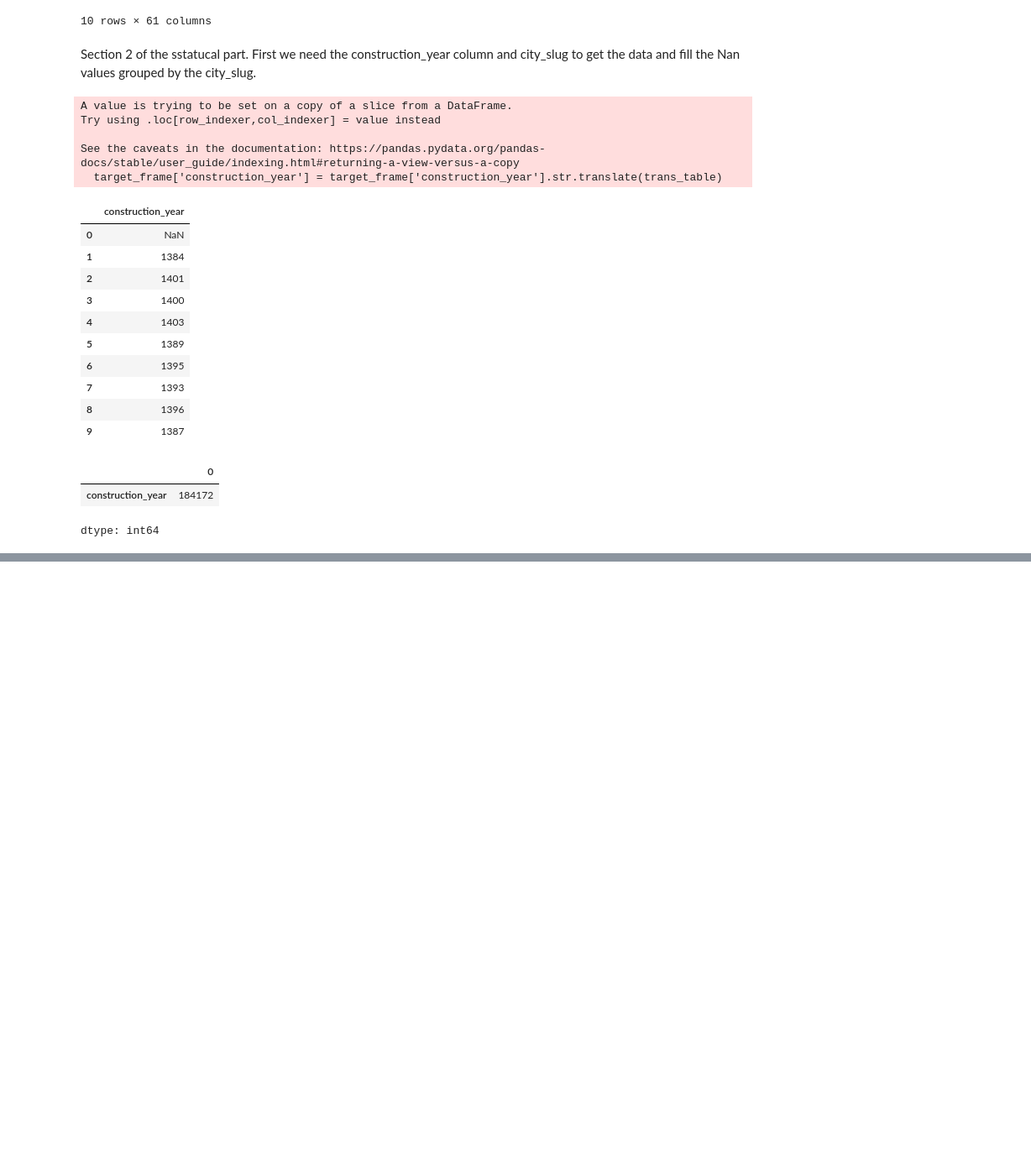
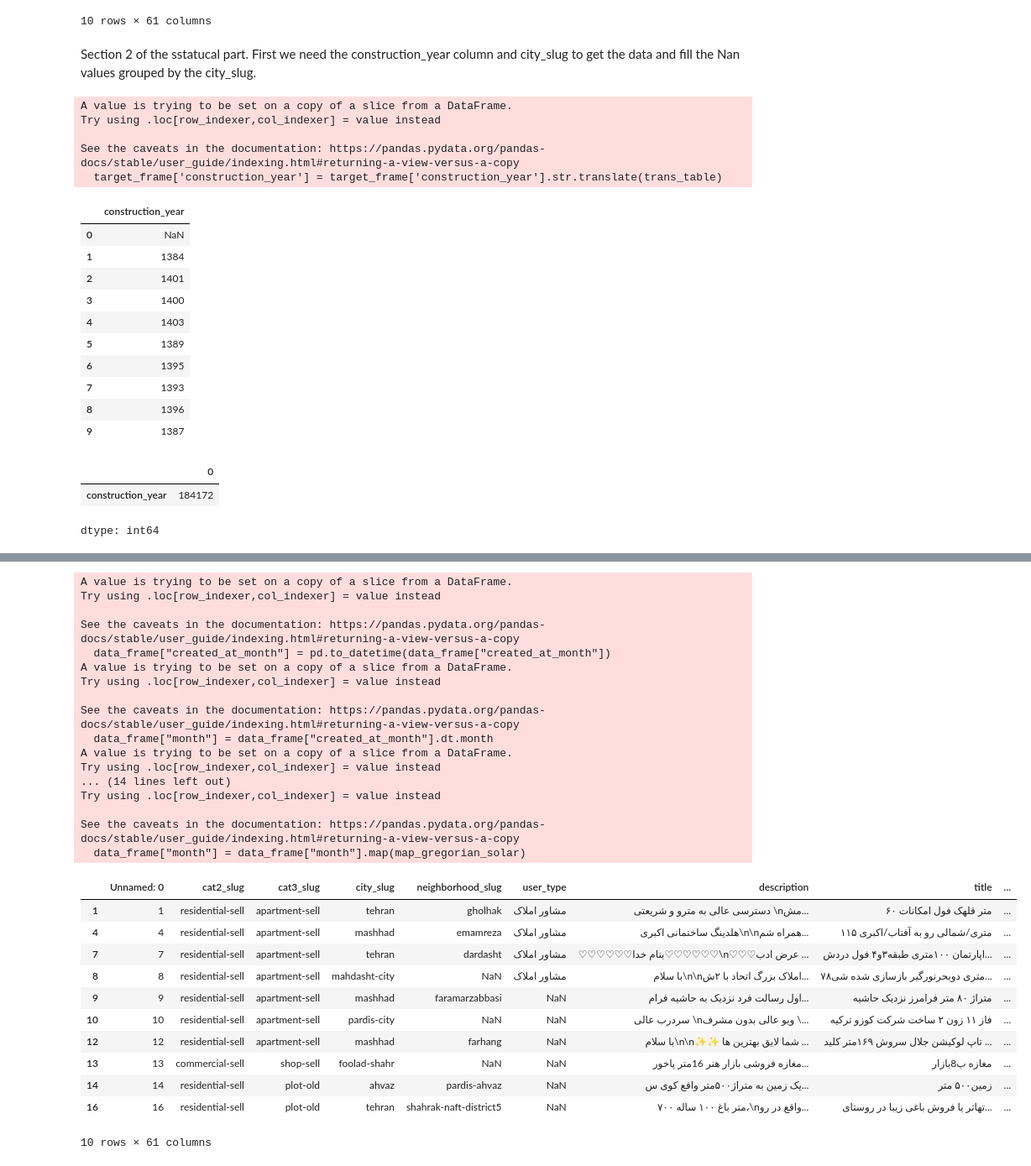
Before and after one commit to aminrafi394/quera-AI-first-project, a Jupyter notebook: Section2&3.ipynb, the cells around one changed output, grey strips where cells are left out. Shown at 84% size. Drawn from its saved outputs; the diff is of its cells as text; code cells hidden in the pictures; blank space fills up the shorter version.

```diff
--- a/Section2&3.ipynb
+++ b/Section2&3.ipynb
@@ -100,0 +136,56 @@ sns.histplot(target_frame["construction_year"],ax=axis,color="fuchsia", edgecolo
+# %%
+from sklearn.preprocessing import FunctionTransformer
+
+def trun_grogorian_solar_month(data_frame : pd.DataFrame):
+  # Here we change the data type to the pd.DateTime.
+  data_frame["created_at_month"] = pd.to_datetime(data_frame["created_at_month"])
+
+  # Here we just take month and remove the created_at_month
+  data_frame["month"] = data_frame["created_at_month"].dt.month
+
+  # Here we turn the month of the Gregorian date into solar calender.
+  map_gregorian_solar = {
+      1 : "دی", 2 : "بهمن", 3 : "اسفند", 4 : "فروردین", 5 : "اردیبهشت", 6 : "خرداد",
+      7 : "تیر", 8 : "مرداد", 9 : "شهریور", 10 : "مهر", 11 : "آبان", 12 : "آذر"
+  }
+  data_frame["month"] = data_frame["month"].map(map_gregorian_solar)
+  data_frame = data_frame.drop(columns=["created_at_month"])
+
+  return data_frame
+
+# Enableing the function to be used in the PipeLine.
+trun_grogorian_solar_month = FunctionTransformer(trun_grogorian_solar_month)
+rent_frame = trun_grogorian_solar_month.transform(rent_frame)
+buy_frame = trun_grogorian_solar_month.transform(buy_frame)
+
+buy_frame.head(10)
+# %% [output]
+A value is trying to be set on a copy of a slice from a DataFrame.
+Try using .loc[row_indexer,col_indexer] = value instead
+
+See the caveats in the documentation: https://pandas.pydata.org/pandas-docs/stable/user_guide/indexing.html#returning-a-view-versus-a-copy
+  data_frame["created_at_month"] = pd.to_datetime(data_frame["created_at_month"])
+A value is trying to be set on a copy of a slice from a DataFrame.
+Try using .loc[row_indexer,col_indexer] = value instead
+
+See the caveats in the documentation: https://pandas.pydata.org/pandas-docs/stable/user_guide/indexing.html#returning-a-view-versus-a-copy
+  data_frame["month"] = data_frame["created_at_month"].dt.month
+A value is trying to be set on a copy of a slice from a DataFrame.
+Try using .loc[row_indexer,col_indexer] = value instead
+... (14 lines left out)
+Try using .loc[row_indexer,col_indexer] = value instead
+
+See the caveats in the documentation: https://pandas.pydata.org/pandas-docs/stable/user_guide/indexing.html#returning-a-view-versus-a-copy
+  data_frame["month"] = data_frame["month"].map(map_gregorian_solar)
+|  | Unnamed: 0 | cat2_slug | cat3_slug | city_slug | neighborhood_slug | user_type | description | title | ... |
+| 1 | 1 | residential-sell | apartment-sell | tehran | gholhak | مشاور املاک | دسترسی عالی به مترو و شریعتی \nمش... | ۶۰ متر قلهک فول امکانات | ... |
+| 4 | 4 | residential-sell | apartment-sell | mashhad | emamreza | مشاور املاک | هلدینگ ساختمانی اکبری\n\nهمراه شم... | ۱۱۵ متری/شمالی رو به آفتاب/اکبری | ... |
+| 7 | 7 | residential-sell | apartment-sell | tehran | dardasht | مشاور املاک | ♡♡♡♡♡♡بنام خدا♡♡♡♡♡♡\n♡♡♡عرض ادب ... | اپارتمان ۱۰۰متری طبقه۳و۴ فول دردش... | ... |
+| 8 | 8 | residential-sell | apartment-sell | mahdasht-city | NaN | مشاور املاک | با سلام\n\nاملاک بزرگ اتحاد با ۲ش... | ۷۸متری دوبحرنورگیر بازسازی شده شی... | ... |
+| 9 | 9 | residential-sell | apartment-sell | mashhad | faramarzabbasi | NaN | اول رسالت فرد نزدیک به حاشیه فرام... | متراژ ۸۰ متر فرامرز نزدیک حاشیه | ... |
+| 10 | 10 | residential-sell | apartment-sell | pardis-city | NaN | NaN | سردرب عالی \nویو عالی بدون مشرف \... | فاز ۱۱ زون ۲ ساخت شرکت کوزو ترکیه | ... |
+| 12 | 12 | residential-sell | apartment-sell | mashhad | farhang | NaN | با سلام\n\n✨✨ شما لایق بهترین ها ... | تاپ لوکیشن جلال سروش ۱۶۹متر کلید ... | ... |
+| 13 | 13 | commercial-sell | shop-sell | foolad-shahr | NaN | NaN | مغازه فروشی بازار هنر 16متر پاخور... | مغازه ب8بازار | ... |
+| 14 | 14 | residential-sell | plot-old | ahvaz | pardis-ahvaz | NaN | یک زمین به متراژ۵۰۰متر واقع کوی س... | زمین۵۰۰ متر | ... |
+| 16 | 16 | residential-sell | plot-old | tehran | shahrak-naft-district5 | NaN | ۷۰۰ متر باغ ۱۰۰ ساله،\nواقع در رو... | تهاتر یا فروش باغی زیبا در روستای... | ... |
+10 rows × 61 columns
```
Also changed, not shown: parts of 6 cells of this notebook.
